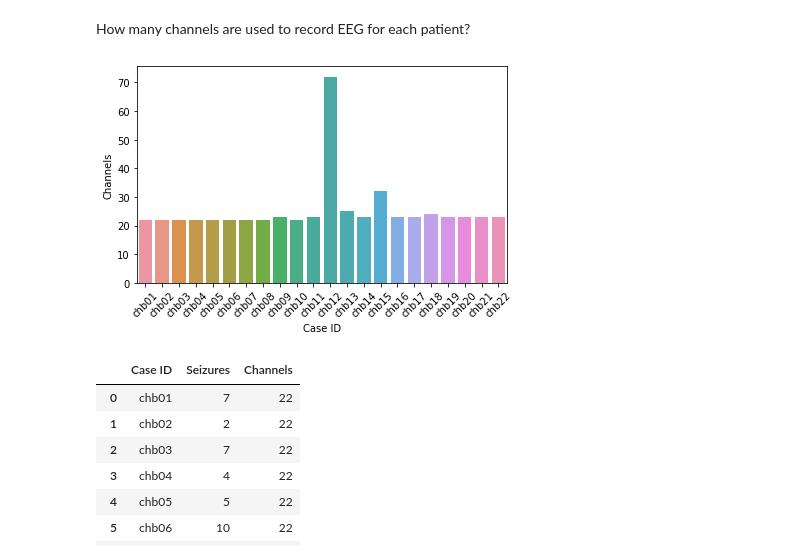
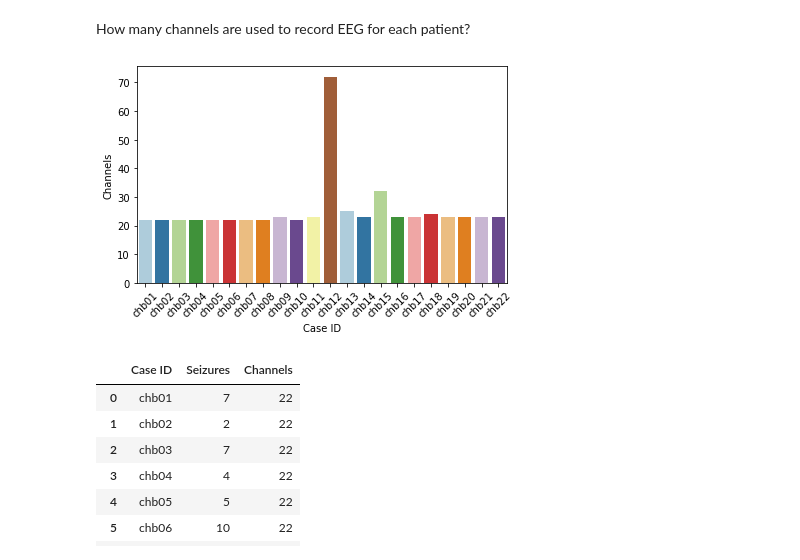
Before and after one commit to samisnotinsane/chbmit-seizure-prediction, a Jupyter notebook: exploration/core_explore.ipynb, the cells around one changed output. Drawn from its saved outputs; the diff is of its cells as text; code cells hidden in the pictures.

```diff
--- a/exploration/core_explore.ipynb
+++ b/exploration/core_explore.ipynb
@@ -88,14 +88,14 @@ for i in range(10, 23):
     df = df.T
     ch_counts.append(len(df['Channels'][i]))
 # %%
-ax = sns.barplot(x=labels, y=ch_counts, data=df)
+ax = sns.barplot(x=labels, y=ch_counts, data=df, palette='Paired')
 plt.setp(ax.get_xticklabels(), rotation=45)
 plt.ylabel('Channels')
 plt.tight_layout()
-plt.savefig('../figures/exploration/channel_count_cases.pdf')
+plt.savefig('../evaluation/figures/channel_count_cases.pdf')
 plt.show()
 # %% [output]
-[figure, old version]
+[figure, new version]
 # %%
 df['Channels'] = pd.Series(ch_counts)
 df
```
Also changed, not shown: parts of 1 cell of this notebook, 9 other files.
